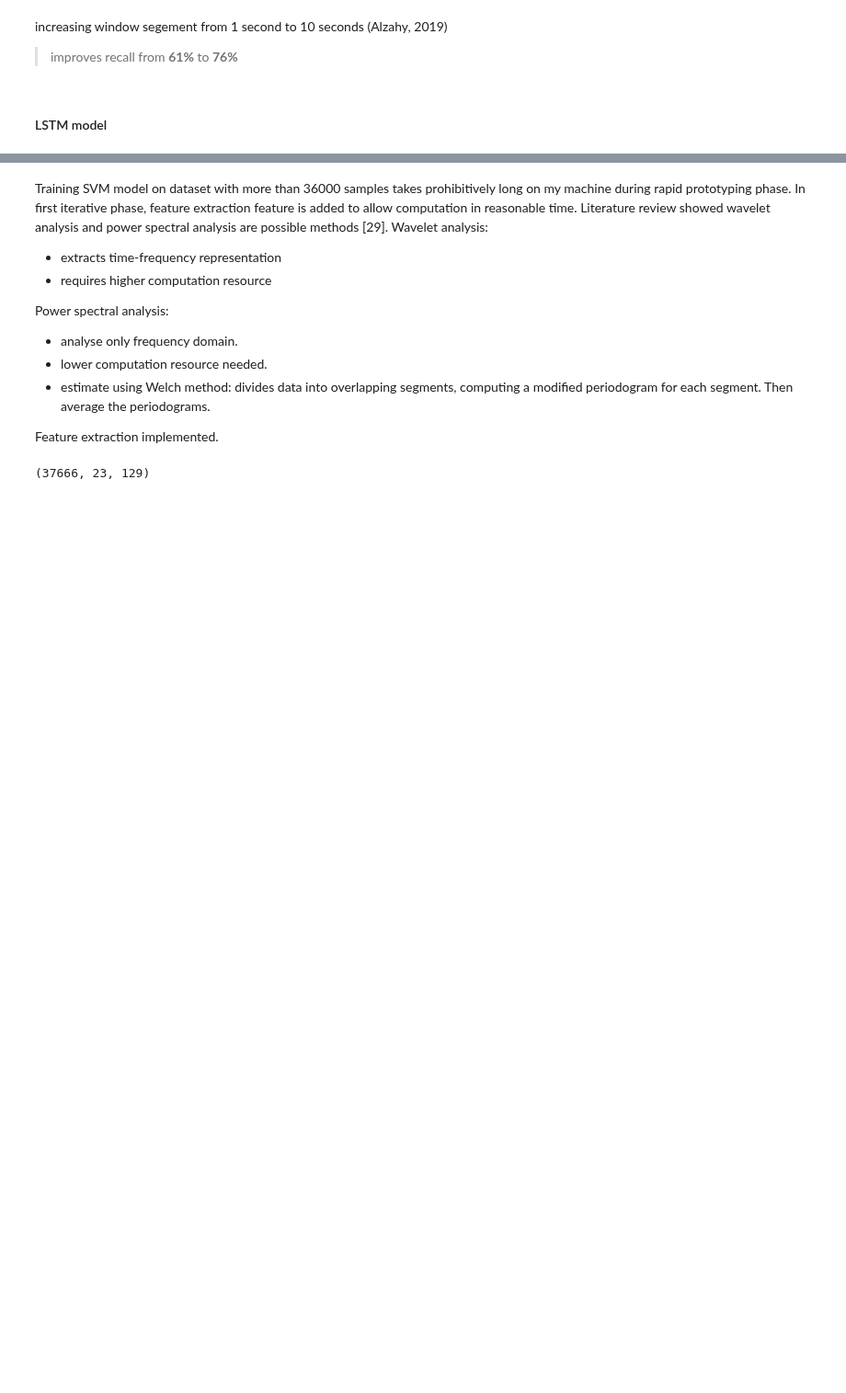
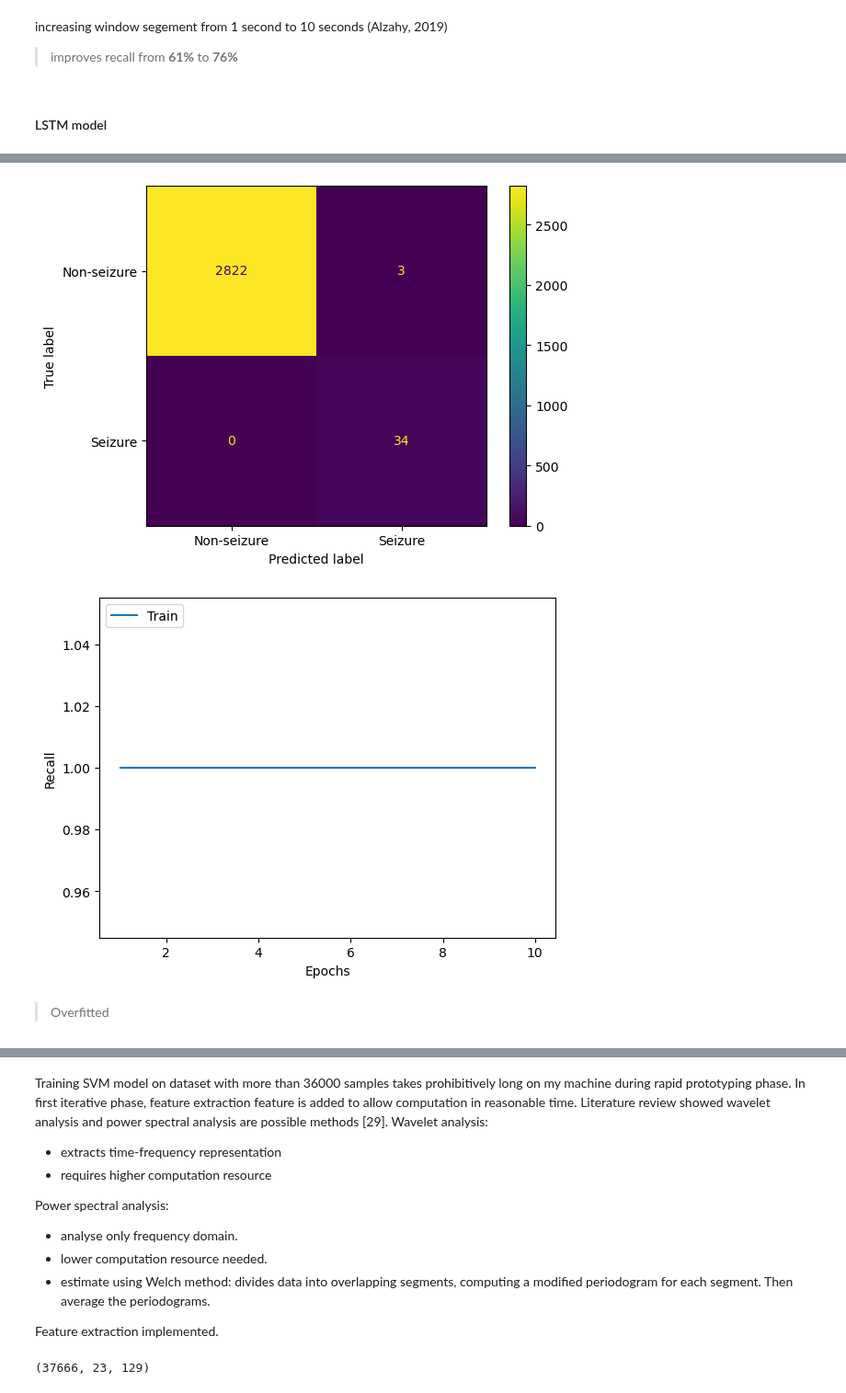
Before and after one commit to uol5/CM3070_SeizureDetection, a Jupyter notebook: seizure.ipynb, the cells around one changed output, grey strips where cells are left out. Shown at 92% size. Drawn from its saved outputs; the diff is of its cells as text; code cells hidden in the pictures; blank space fills up the shorter version.

Commit message:
1.5 prototype _ convert _ rnn+cnn, SVM_Toos class , psd, morlet wavelet. unit tests-cache, get_psd, get_wavelet. commented svm_tools class. Iteration 1 NN, 10secwindow, BiLSTM

```diff
--- a/seizure.ipynb
+++ b/seizure.ipynb
@@ -665,0 +693,3 @@ class RnnModel:
+# %%
+bilstm = RnnModel(train_10sec_data, train_10sec_labels, test_10sec_data, test_10sec_labels)
+bilstm.train()
@@ -665,0 +717,3 @@ class RnnModel:
+# %%
+bilstm.evaluate()
+# %% [output]
@@ -665,0 +723,4 @@ class RnnModel:
+[figure, added]
+[figure, added]
+# %% [markdown]
+> Overfitted
```
Also changed, not shown: parts of 12 cells of this notebook, 1 other file.
